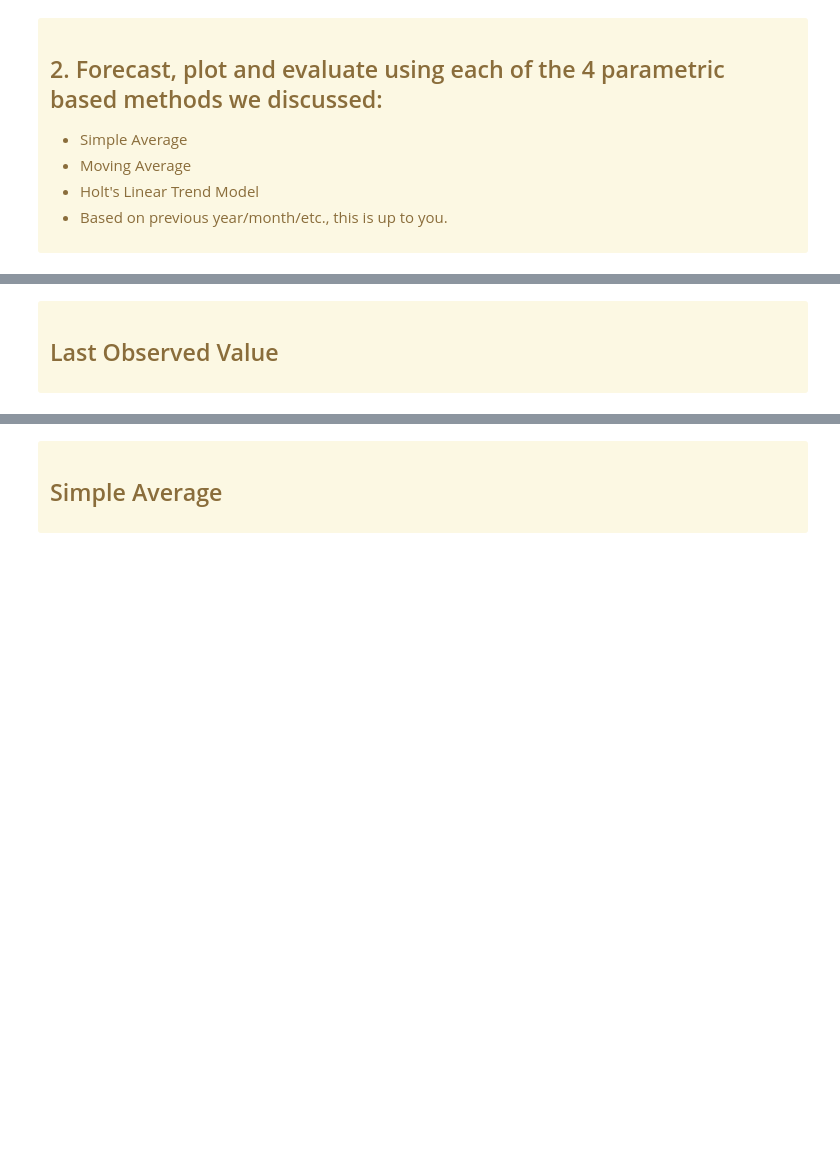
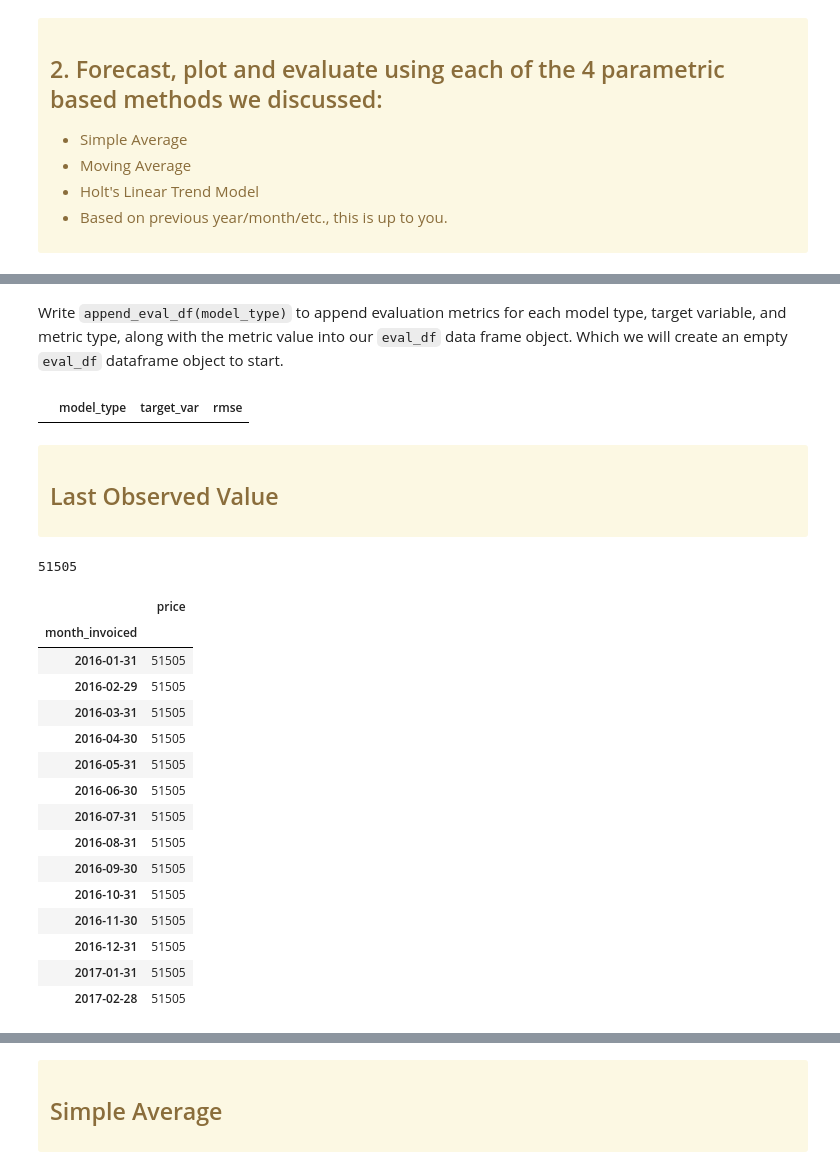
Before and after one commit to QMCBT-JustinEvans/time-series-exercises, a Jupyter notebook: 05_model.ipynb, the cells around one changed output, grey strips where cells are left out. Drawn from its saved outputs; the diff is of its cells as text; code cells hidden in the pictures; blank space fills up the shorter version.

```diff
--- a/05_model.ipynb
+++ b/05_model.ipynb
@@ -491,0 +547,8 @@ for col in train.columns:
+# %% [markdown]
+Write `append_eval_df(model_type)` to append evaluation metrics for each model type, target variable, and metric type, along with the metric value into our `eval_df` data frame object. Which we will create an empty `eval_df` dataframe object to start.
+# %%
+# create an empty dataframe
+eval_df = pd.DataFrame(columns=['model_type', 'target_var', 'rmse'])
+eval_df
+# %% [output]
+|  | model_type | target_var | rmse |
@@ -494,3 +569,33 @@ for col in train.columns:
 
 
 ## Last Observed Value
+# %%
+# take the last item of amount and assign to variable
+last_observed_value = train['price'][-1:][0]
+last_observed_value
+# %% [output]
+51505
+# %%
+# assign that variable value to a new yhat DataFrame as the last_observed_value prediction
+yhat_df = pd.DataFrame(
+    {'price': [last_observed_value]},
+    index=validate.index)
+
+yhat_df
+# %% [output]
+|  | price |
+| month_invoiced |  |
+| 2016-01-31 | 51505 |
+| 2016-02-29 | 51505 |
+| 2016-03-31 | 51505 |
+| 2016-04-30 | 51505 |
+| 2016-05-31 | 51505 |
+| 2016-06-30 | 51505 |
+| 2016-07-31 | 51505 |
+| 2016-08-31 | 51505 |
+| 2016-09-30 | 51505 |
+| 2016-10-31 | 51505 |
+| 2016-11-30 | 51505 |
+| 2016-12-31 | 51505 |
+| 2017-01-31 | 51505 |
+| 2017-02-28 | 51505 |
```
Also changed, not shown: parts of 7 cells of this notebook.
